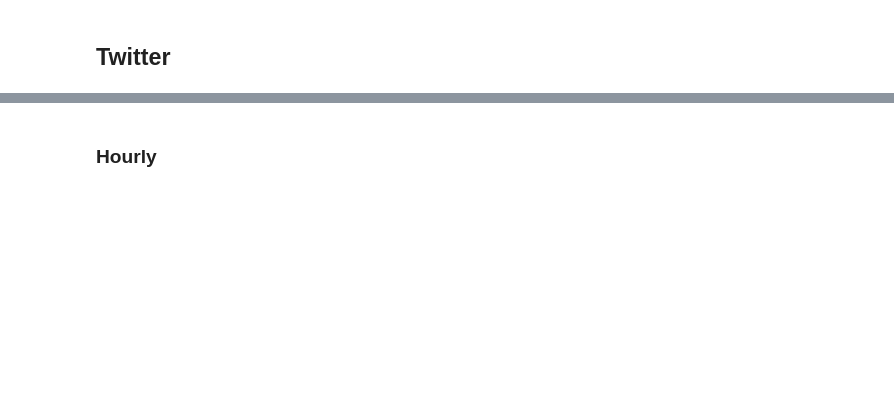
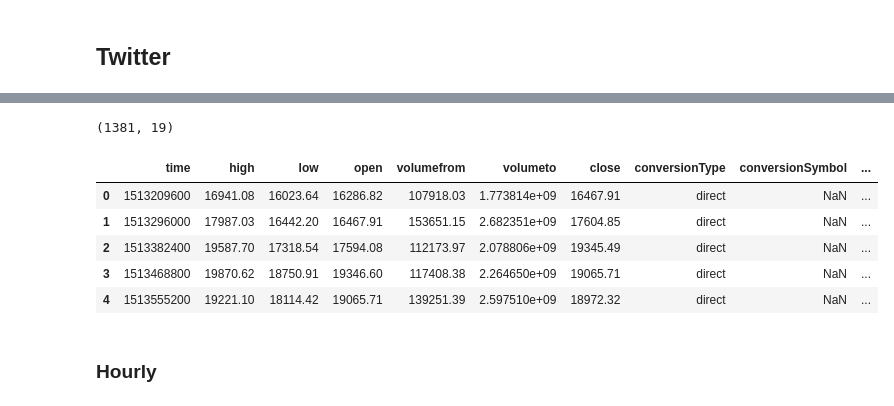
Before and after one commit to PotapovAIIT4F19/Twitter-vs-Bitcoin, a Jupyter notebook: Part 1. Parsing.ipynb, the cells around one changed output, grey strips where cells are left out. Drawn from its saved outputs; the diff is of its cells as text; code cells hidden in the pictures; blank space fills up the shorter version.

```diff
--- a/Part 1. Parsing.ipynb
+++ b/Part 1. Parsing.ipynb
@@ -127,2 +202,14 @@ except KeyError:
-# %% [markdown]
-### Hourly
+# %%
+data = pd.read_csv('BTC day.csv',index_col=0)
+print(data.shape)
+data.head()
+# %% [output]
+(1381, 19)
+|  | time | high | low | open | volumefrom | volumeto | close | conversionType | conversionSymbol | ... |
+| 0 | 1513209600 | 16941.08 | 16023.64 | 16286.82 | 107918.03 | 1.773814e+09 | 16467.91 | direct | NaN | ... |
+| 1 | 1513296000 | 17987.03 | 16442.20 | 16467.91 | 153651.15 | 2.682351e+09 | 17604.85 | direct | NaN | ... |
+| 2 | 1513382400 | 19587.70 | 17318.54 | 17594.08 | 112173.97 | 2.078806e+09 | 19345.49 | direct | NaN | ... |
+| 3 | 1513468800 | 19870.62 | 18750.91 | 19346.60 | 117408.38 | 2.264650e+09 | 19065.71 | direct | NaN | ... |
+| 4 | 1513555200 | 19221.10 | 18114.42 | 19065.71 | 139251.39 | 2.597510e+09 | 18972.32 | direct | NaN | ... |
+# %% [markdown]
+### Hourly
```
Also changed, not shown: parts of 23 cells of this notebook.
